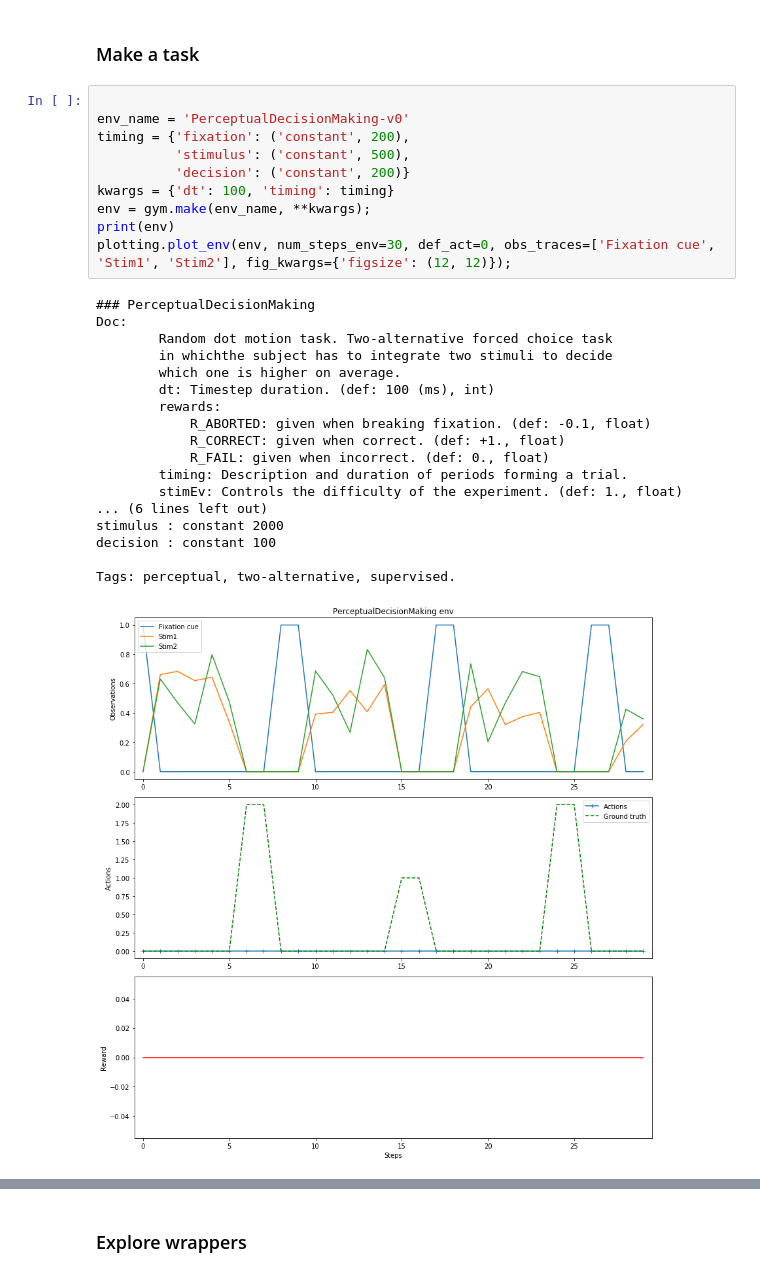
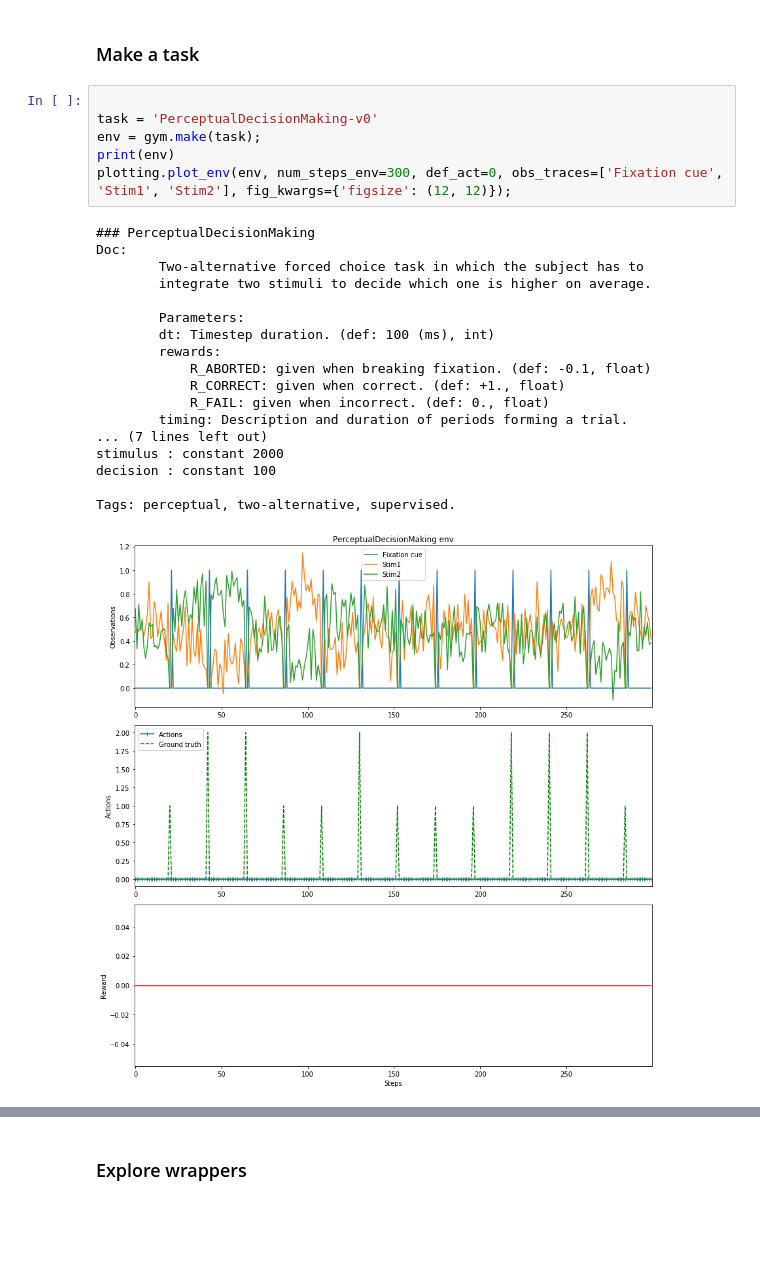
Before and after one commit to neurogym/neurogym, a Jupyter notebook: examples/demo.ipynb, the cells around one changed output, grey strips where cells are left out. Saved outputs shown, nothing was run; the diff lists cells and outputs as text; blank space fills up the shorter version.

```diff
--- a/examples/demo.ipynb
+++ b/examples/demo.ipynb
@@ -73,30 +73,26 @@ ReadySetGo-v0
 ### Make a task
 # %%
 
-env_name = 'PerceptualDecisionMaking-v0'
-timing = {'fixation': ('constant', 200),
-          'stimulus': ('constant', 500),
-          'decision': ('constant', 200)}
-kwargs = {'dt': 100, 'timing': timing}
-env = gym.make(env_name, **kwargs);
+task = 'PerceptualDecisionMaking-v0'
+env = gym.make(task);
 print(env)
-plotting.plot_env(env, num_steps_env=30, def_act=0, obs_traces=['Fixation cue', 'Stim1', 'Stim2'], fig_kwargs={'figsize': (12, 12)});
+plotting.plot_env(env, num_steps_env=300, def_act=0, obs_traces=['Fixation cue', 'Stim1', 'Stim2'], fig_kwargs={'figsize': (12, 12)});
 # %% [output]
 ### PerceptualDecisionMaking
 Doc:
-        Random dot motion task. Two-alternative forced choice task
-        in whichthe subject has to integrate two stimuli to decide
-        which one is higher on average.
+        Two-alternative forced choice task in which the subject has to
+        integrate two stimuli to decide which one is higher on average.
+
+        Parameters:
         dt: Timestep duration. (def: 100 (ms), int)
         rewards:
             R_ABORTED: given when breaking fixation. (def: -0.1, float)
             R_CORRECT: given when correct. (def: +1., float)
             R_FAIL: given when incorrect. (def: 0., float)
         timing: Description and duration of periods forming a trial.
-        stimEv: Controls the difficulty of the experiment. (def: 1., float)
-... (6 lines left out)
+... (7 lines left out)
 stimulus : constant 2000
 decision : constant 100
 
 Tags: perceptual, two-alternative, supervised.
-[figure, old version]
+[figure, new version]
```
Also changed, not shown: parts of 10 cells of this notebook.
